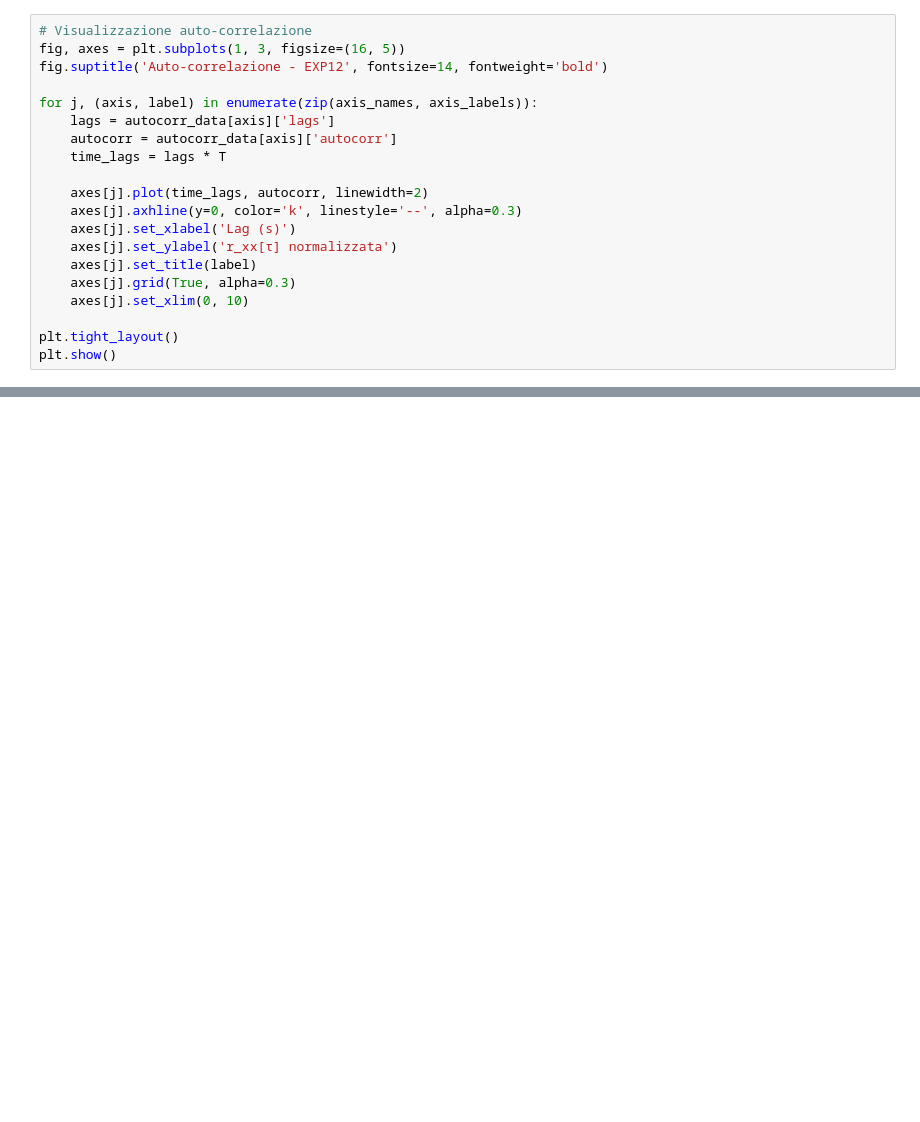
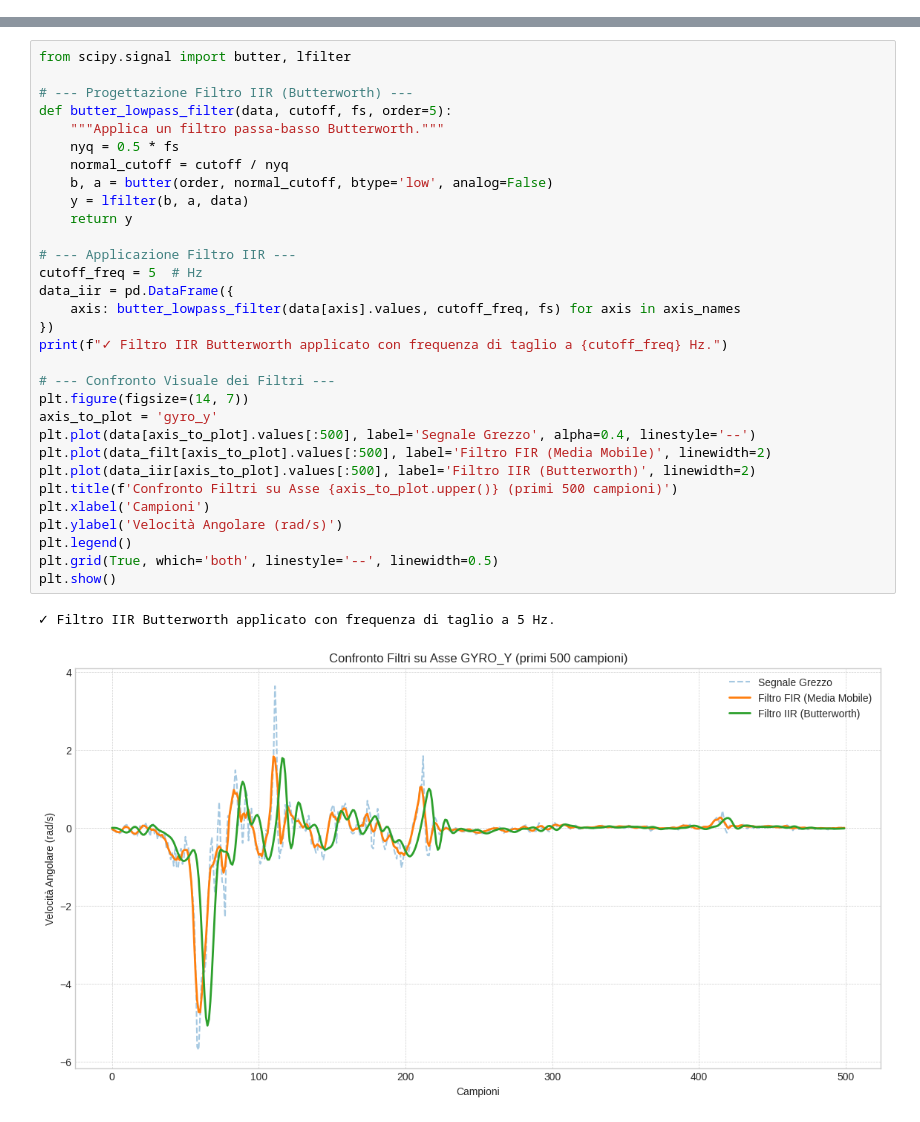
Before and after one commit to AlessioCamerano/Relazione-ATSD, a Jupyter notebook: analisi_segnale.ipynb, the cells around one changed output, grey strips where cells are left out. Saved outputs shown, nothing was run; the diff lists cells and outputs as text; blank space fills up the shorter version.

```diff
--- a/analisi_segnale.ipynb
+++ b/analisi_segnale.ipynb
@@ -497,20 +0,0 @@ gyro_z: Nessuna periodicità evidente
-# %%
-# Visualizzazione auto-correlazione
-fig, axes = plt.subplots(1, 3, figsize=(16, 5))
-fig.suptitle('Auto-correlazione - EXP12', fontsize=14, fontweight='bold')
-
-for j, (axis, label) in enumerate(zip(axis_names, axis_labels)):
-    lags = autocorr_data[axis]['lags']
-    autocorr = autocorr_data[axis]['autocorr']
-    time_lags = lags * T
-
-    axes[j].plot(time_lags, autocorr, linewidth=2)
-    axes[j].axhline(y=0, color='k', linestyle='--', alpha=0.3)
-    axes[j].set_xlabel('Lag (s)')
-    axes[j].set_ylabel('r_xx[τ] normalizzata')
-    axes[j].set_title(label)
-    axes[j].grid(True, alpha=0.3)
-    axes[j].set_xlim(0, 10)
-
-plt.tight_layout()
-plt.show()
@@ -1130,0 +71,34 @@ plt.show()
+# %%
+from scipy.signal import butter, lfilter
+
+# --- Progettazione Filtro IIR (Butterworth) ---
+def butter_lowpass_filter(data, cutoff, fs, order=5):
+    """Applica un filtro passa-basso Butterworth."""
+    nyq = 0.5 * fs
+    normal_cutoff = cutoff / nyq
+    b, a = butter(order, normal_cutoff, btype='low', analog=False)
+    y = lfilter(b, a, data)
+    return y
+
+# --- Applicazione Filtro IIR ---
+cutoff_freq = 5  # Hz
+data_iir = pd.DataFrame({
+    axis: butter_lowpass_filter(data[axis].values, cutoff_freq, fs) for axis in axis_names
+})
+print(f"✓ Filtro IIR Butterworth applicato con frequenza di taglio a {cutoff_freq} Hz.")
+
+# --- Confronto Visuale dei Filtri ---
+plt.figure(figsize=(14, 7))
+axis_to_plot = 'gyro_y'
+plt.plot(data[axis_to_plot].values[:500], label='Segnale Grezzo', alpha=0.4, linestyle='--')
+plt.plot(data_filt[axis_to_plot].values[:500], label='Filtro FIR (Media Mobile)', linewidth=2)
+plt.plot(data_iir[axis_to_plot].values[:500], label='Filtro IIR (Butterworth)', linewidth=2)
+plt.title(f'Confronto Filtri su Asse {axis_to_plot.upper()} (primi 500 campioni)')
+plt.xlabel('Campioni')
+plt.ylabel('Velocità Angolare (rad/s)')
+plt.legend()
+plt.grid(True, which='both', linestyle='--', linewidth=0.5)
+plt.show()
+# %% [output]
+✓ Filtro IIR Butterworth applicato con frequenza di taglio a 5 Hz.
+[figure, added]
```
Also changed, not shown: parts of 49 cells of this notebook, 2 other files.
